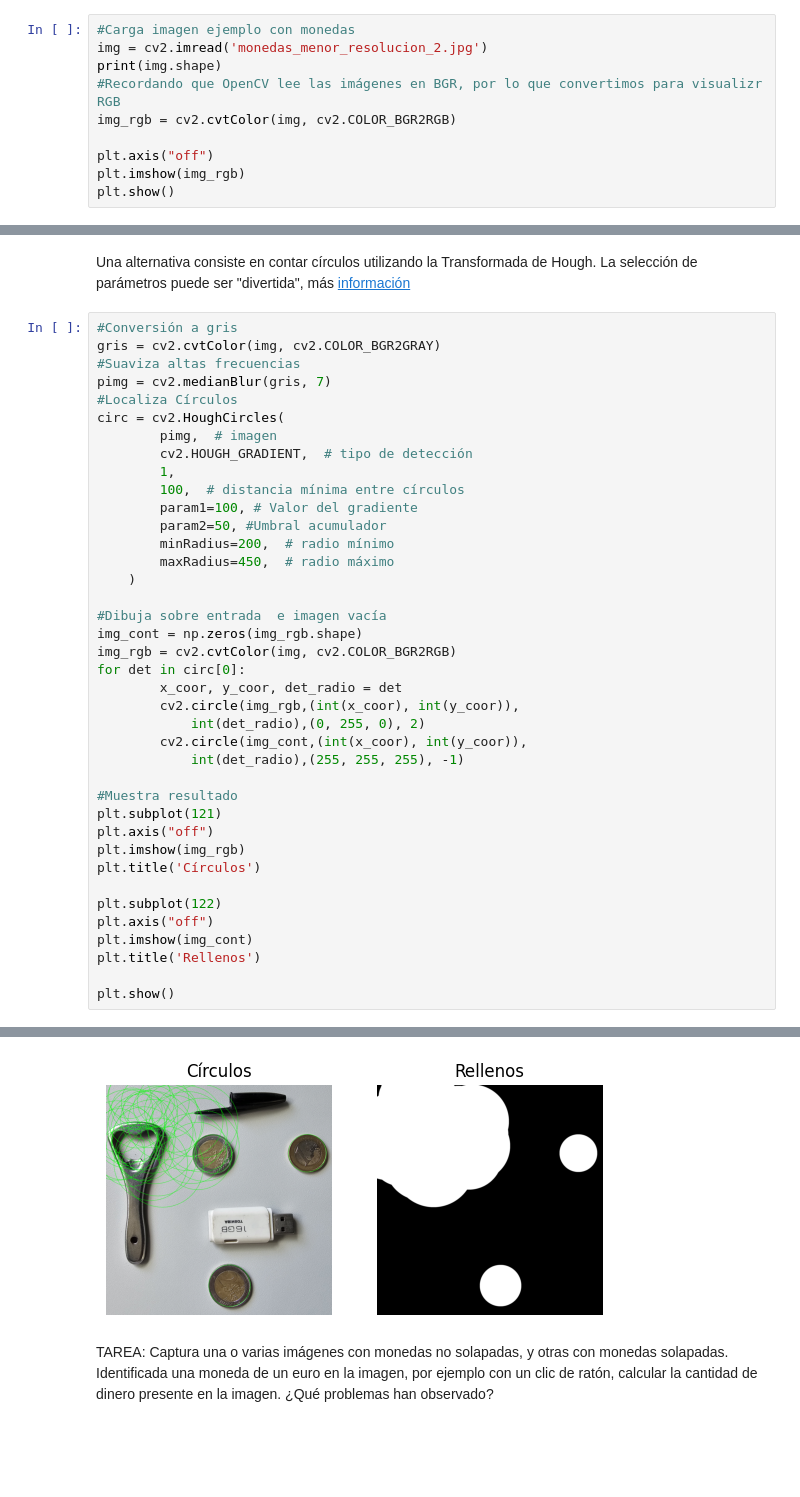
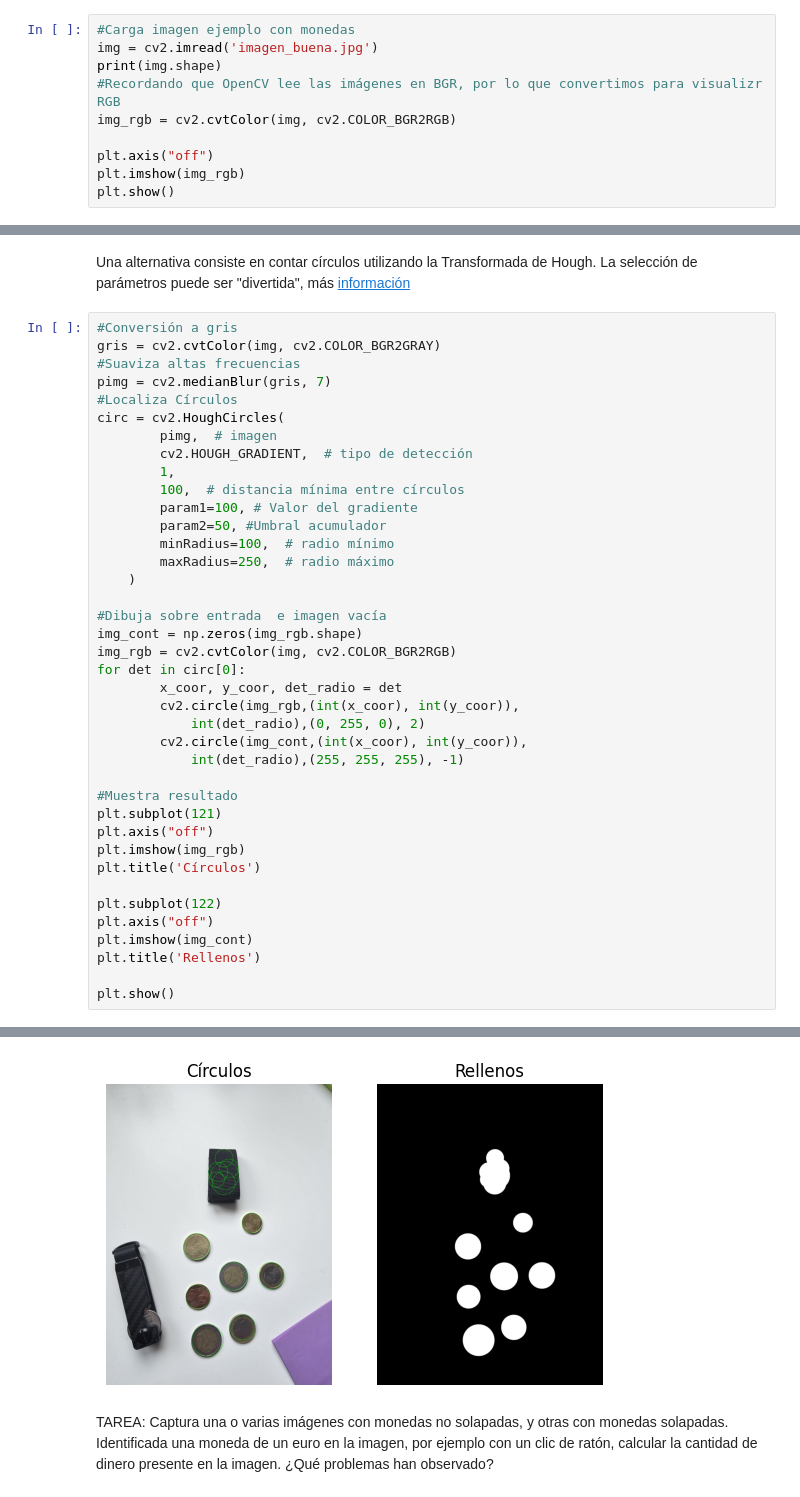
Before and after one commit to JoseManuel117/VC, a Jupyter notebook: P3/VC_P3.ipynb, the cells around one changed output, grey strips where cells are left out. Saved outputs shown, nothing was run; the diff lists cells and outputs as text; blank space fills up the shorter version.

```diff
--- a/P3/VC_P3.ipynb
+++ b/P3/VC_P3.ipynb
@@ -8,7 +8,7 @@ import matplotlib.pyplot as plt
 Carga imagen y convierte a RGB
 # %%
 #Carga imagen ejemplo con monedas
-img = cv2.imread('monedas_menor_resolucion_2.jpg')
+img = cv2.imread('imagen_buena.jpg')
 print(img.shape)
 #Recordando que OpenCV lee las imágenes en BGR, por lo que convertimos para visualizr RGB
 img_rgb = cv2.cvtColor(img, cv2.COLOR_BGR2RGB)
@@ -160,36 +160,36 @@ circ = cv2.HoughCircles(
         1,
         100,  # distancia mínima entre círculos
         param1=100, # Valor del gradiente
         param2=50, #Umbral acumulador
-        minRadius=200,  # radio mínimo
-        maxRadius=450,  # radio máximo
+        minRadius=100,  # radio mínimo
+        maxRadius=250,  # radio máximo
     )
 
 #Dibuja sobre entrada  e imagen vacía
 img_cont = np.zeros(img_rgb.shape)
 img_rgb = cv2.cvtColor(img, cv2.COLOR_BGR2RGB)
 for det in circ[0]:
         x_coor, y_coor, det_radio = det
         cv2.circle(img_rgb,(int(x_coor), int(y_coor)),
             int(det_radio),(0, 255, 0), 2)
         cv2.circle(img_cont,(int(x_coor), int(y_coor)),
             int(det_radio),(255, 255, 255), -1)
 
 #Muestra resultado
 plt.subplot(121)
 plt.axis("off")
 plt.imshow(img_rgb)
 plt.title('Círculos')
 
 plt.subplot(122)
 plt.axis("off")
 plt.imshow(img_cont)
 plt.title('Rellenos')
 
 plt.show()
 # %% [output]
 Clipping input data to the valid range for imshow with RGB data ([0..1] for floats or [0..255] for integers).
-[figure, old version]
+[figure, new version]
 # %% [markdown]
 TAREA: Captura una o varias imágenes con monedas no solapadas, y otras con monedas solapadas. Identificada una moneda de un euro en la imagen, por ejemplo con un clic de ratón, calcular la cantidad de dinero presente en la imagen. ¿Qué problemas han observado?
 # %% [markdown]
```
Also changed, not shown: parts of 4 cells of this notebook, 1 other file.
